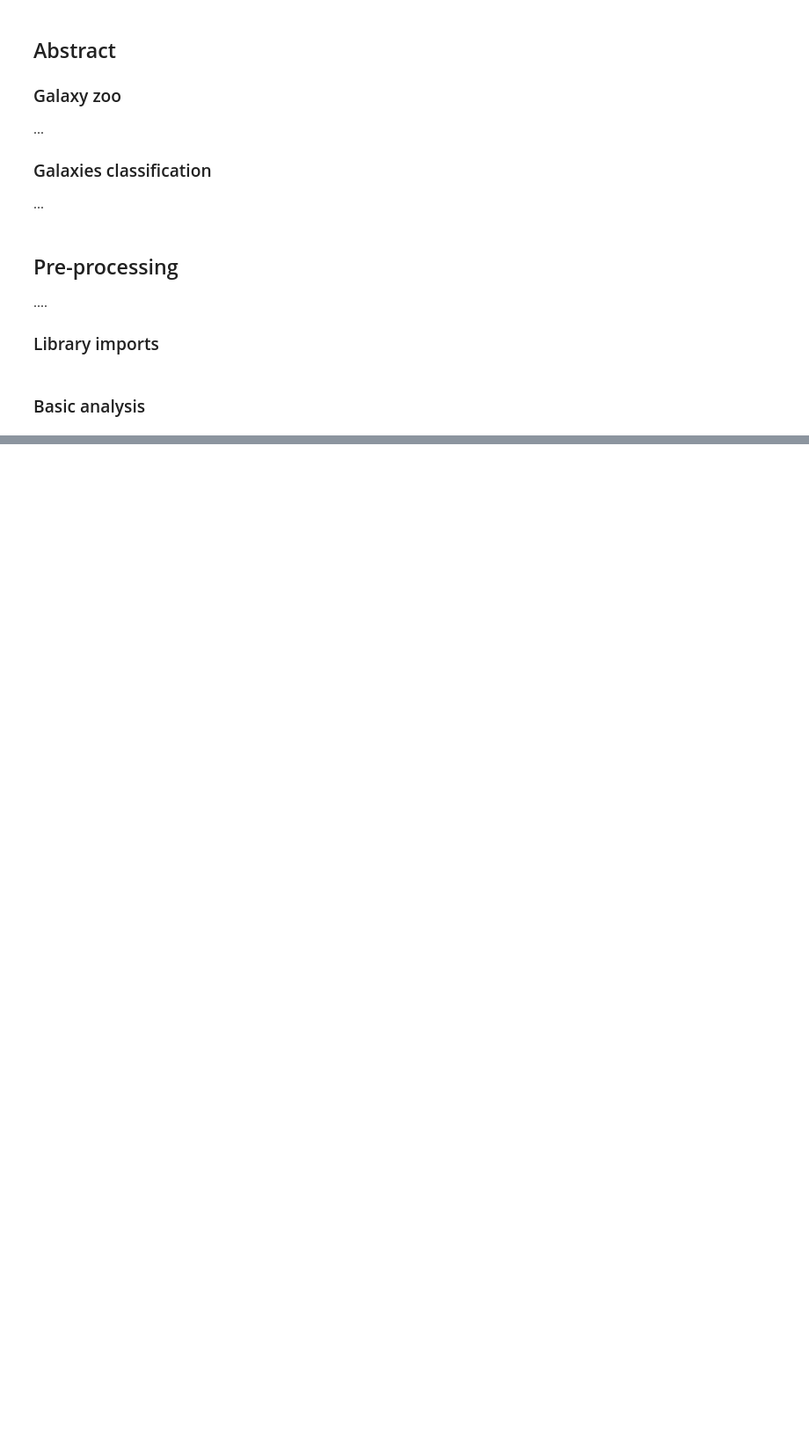
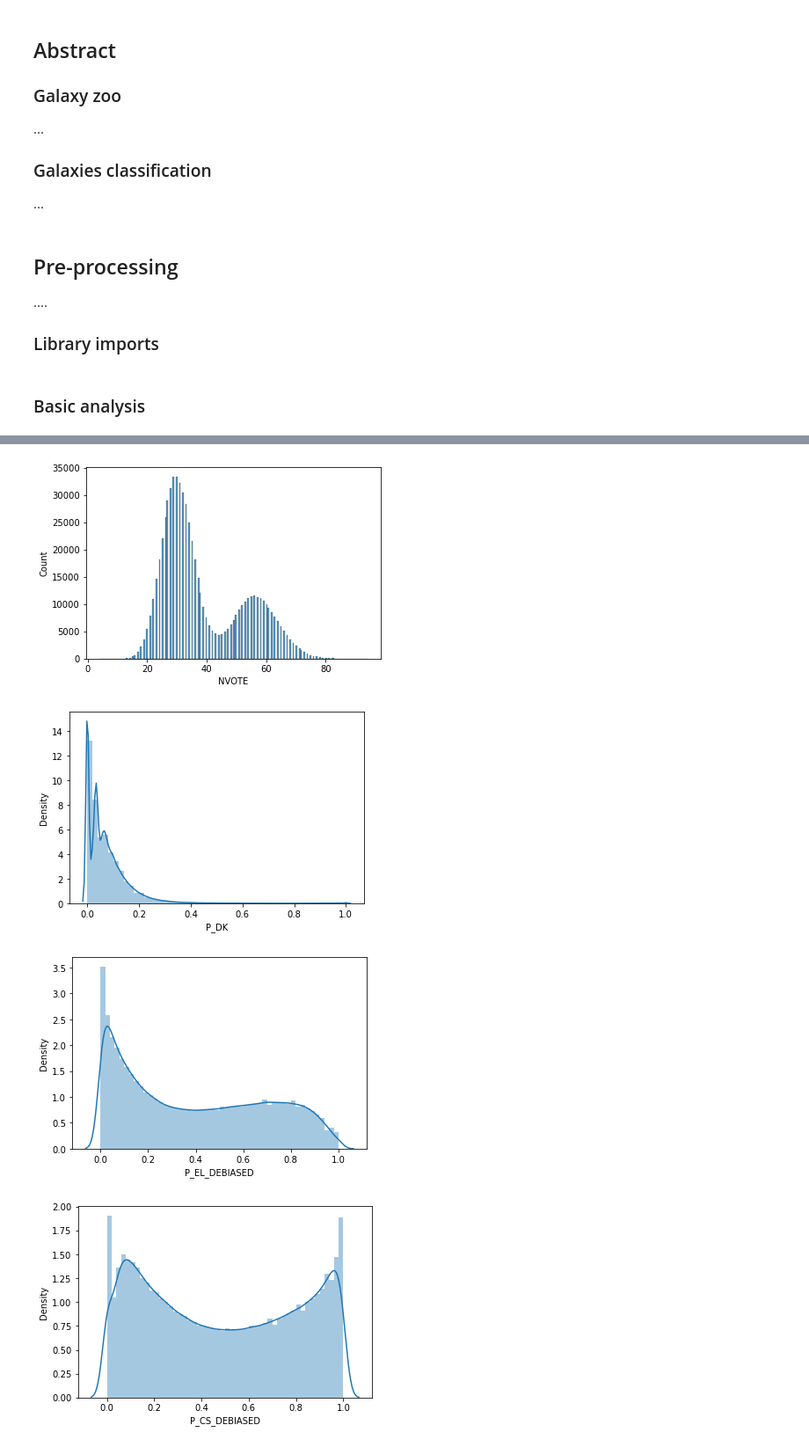
Before and after one commit to MattiasEyh/Galaxies-Classification-CNN, a Jupyter notebook: Pre-processing/Galaxy_zoo_datas_pre-processing.ipynb, the cells around one changed output, grey strips where cells are left out. Shown: that part at 88% size. Cells and saved outputs as stored; diff of their text form; code cells hidden in the pictures; blank space fills up the shorter version.

```diff
--- a/Pre-processing/Galaxy_zoo_datas_pre-processing.ipynb
+++ b/Pre-processing/Galaxy_zoo_datas_pre-processing.ipynb
@@ -27,4 +53,5 @@ import seaborn as sns
 # %%
 data = pd.read_csv("../Datas/GalaxyZoo1_DR_table2.csv")
-data.head()
+df = data.copy()
+VisualiseDataset(df)
 # %% [output]
@@ -45,3 +120,0 @@ Type analysis
-# %%
-df = data
-df.dtypes.value_counts().plot.pie()
@@ -56 +126,14 @@ df.dtypes.value_counts().plot.pie()
 - **Analyse des valeurs manquantes** : Aucunes valeurs manquantes
+# %%
+dfbiased = df.copy()
+dfbiased.drop(['OBJID', 'P_CS', 'P_EL', 'P_CW', 'P_MG', 'P_ACW', 'P_EDGE', 'RA', 'DEC', 'ELLIPTICAL', 'SPIRAL', 'UNCERTAIN'], axis=1, inplace=True)
+sns.histplot(dfbiased['NVOTE'])
+
+for col in dfbiased.select_dtypes('double'):
+    plt.figure()
+    sns.distplot(df[col])
+# %% [output]
+[figure, added]
+[figure, added]
+[figure, added]
+[figure, added]
```
Also changed, not shown: parts of 18 cells of this notebook, 1 other file.
